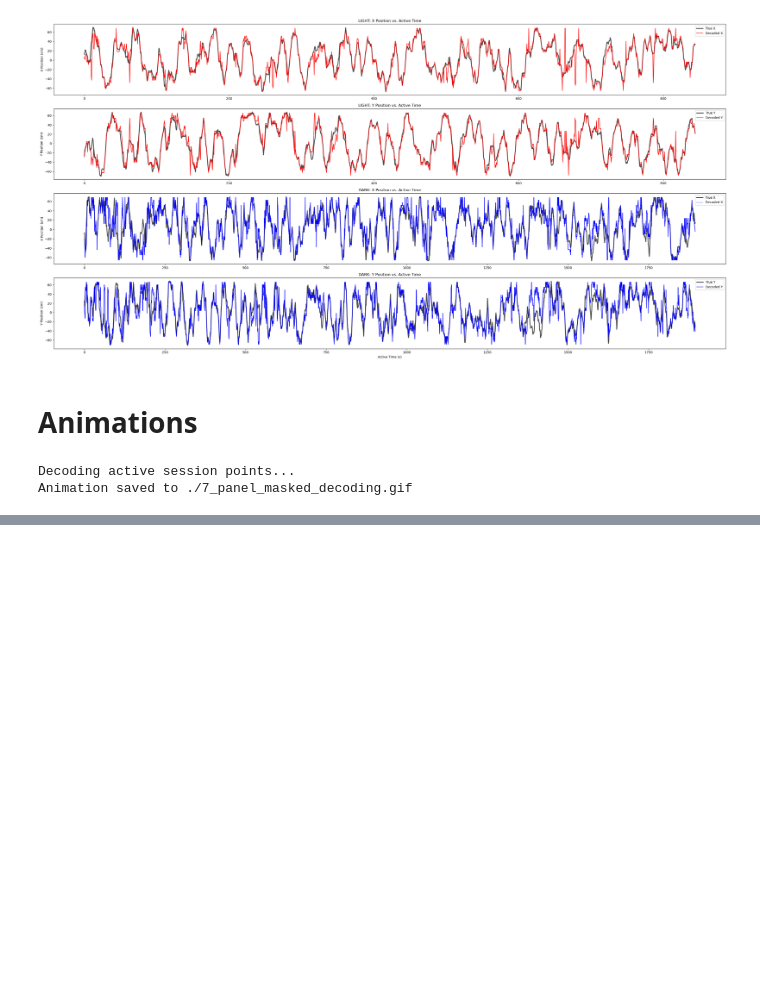
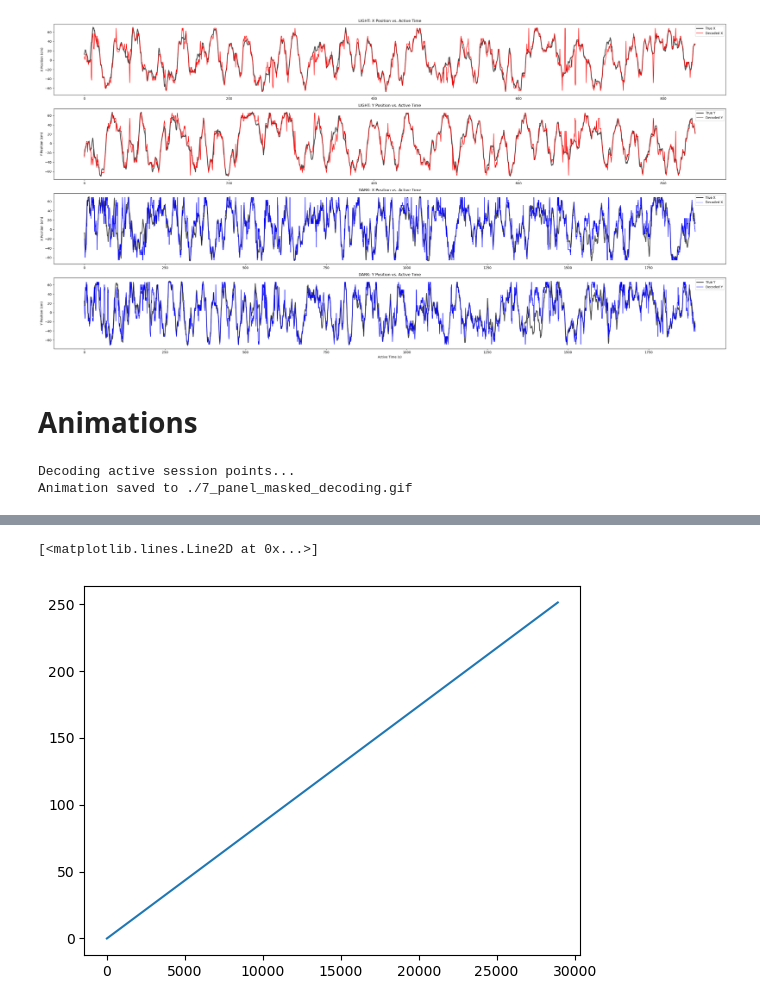
Before and after one commit to SaraZomorodi/Decoding_playground, a Jupyter notebook: event_detection.ipynb, the cells around one changed output, grey strips where cells are left out. Cells and saved outputs as stored; diff of their text form; code cells hidden in the pictures; blank space fills up the shorter version.

```diff
--- a/event_detection.ipynb
+++ b/event_detection.ipynb
@@ -300,0 +382,5 @@ Animation saved to ./7_panel_masked_decoding.gif
+# %%
+plt.plot(rat.t_active)
+# %% [output]
+[<matplotlib.lines.Line2D at 0x...>]
+[figure, added]
```
Also changed, not shown: parts of 8 cells of this notebook, 3 other files.
